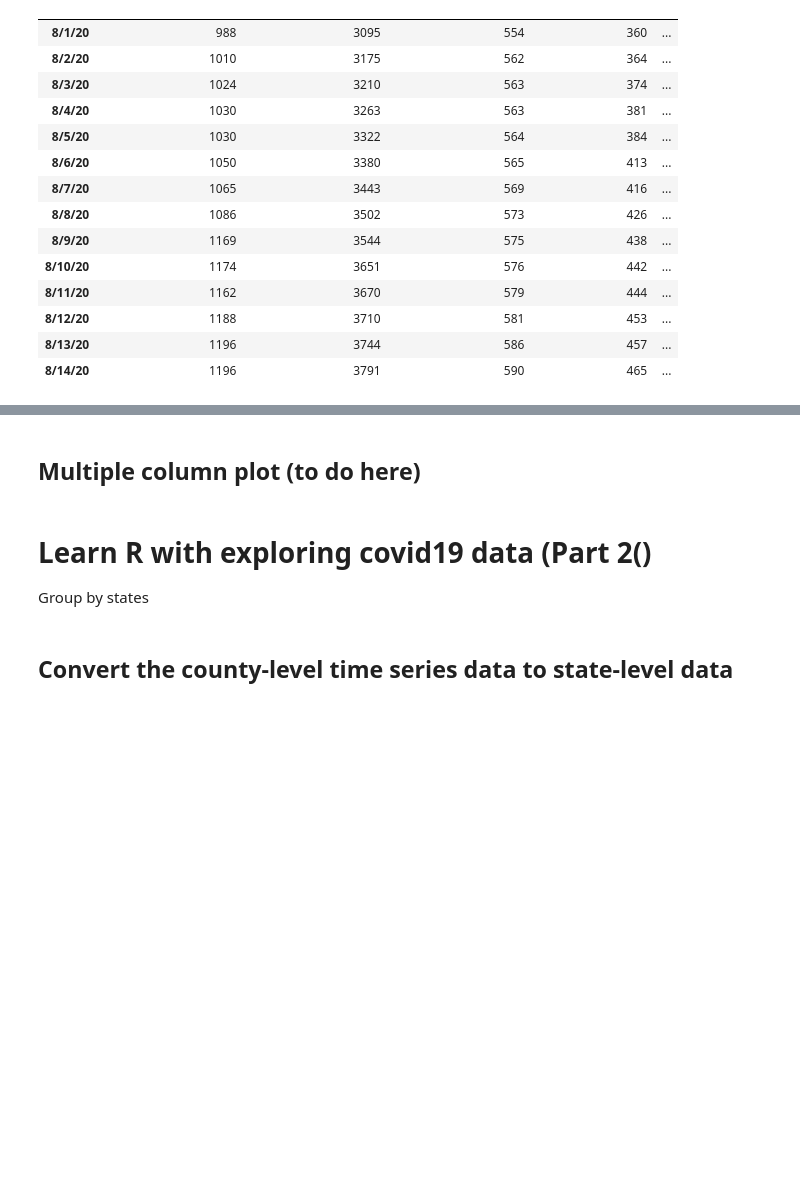
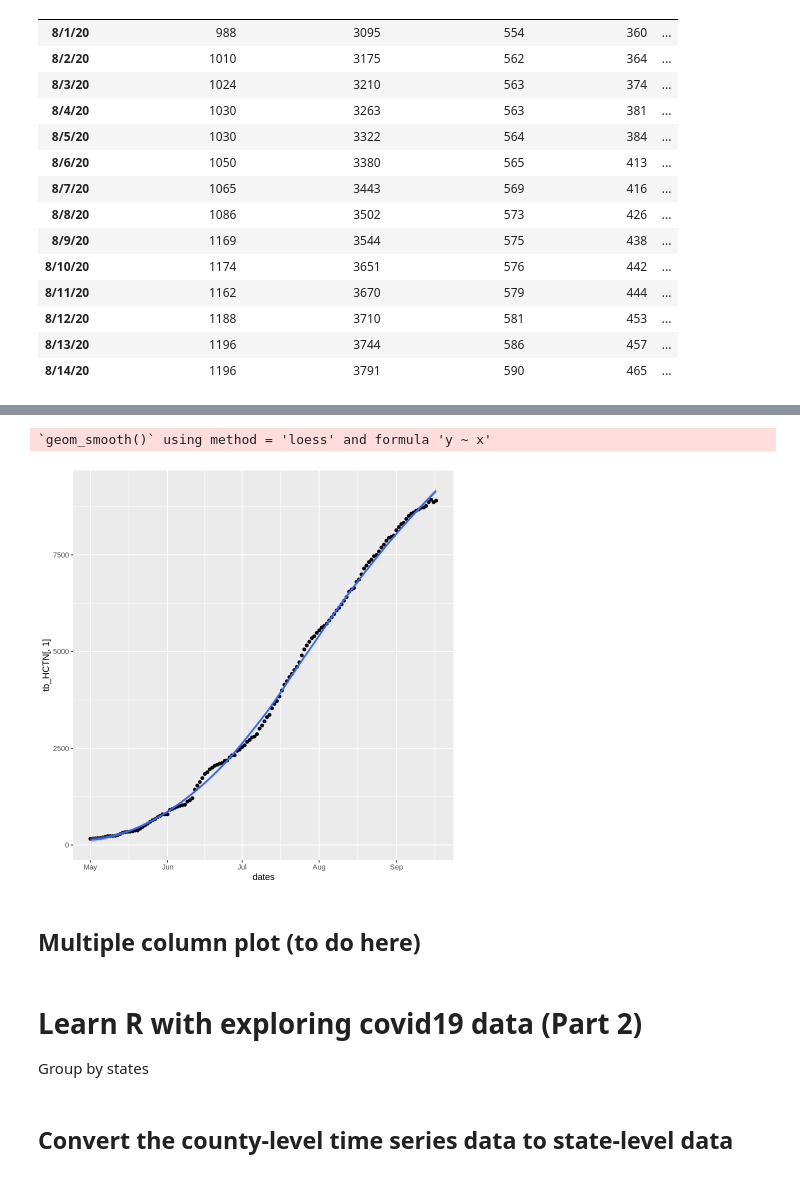
Before and after one commit to hongqin/Use-R-in-CoLab, a Jupyter notebook: R_analysis_of_Covid19_in_CoLab.ipynb, the cells around one changed output, grey strips where cells are left out. Cells and saved outputs as stored; diff of their text form; code cells hidden in the pictures; blank space fills up the shorter version.

```diff
--- a/R_analysis_of_Covid19_in_CoLab.ipynb
+++ b/R_analysis_of_Covid19_in_CoLab.ipynb
@@ -335,0 +377,6 @@ ggplot(tb_sub, aes( x = dates, y=tb_sub[,3])) + geom_line()
+# %%
+tb_HCTN <-  tb1 %>%
+  select ( c('Hamilton, Tennessee, US', 'dates')) %>%
+  filter( between(dates, mdy('5/1/20'), mdy('9/17/20')))
+
+head(tb_HCTN)
@@ -336,7 +393,12 @@ ggplot(tb_sub, aes( x = dates, y=tb_sub[,3])) + geom_line()
+# %%
+ggplot(tb_HCTN, aes( x = dates, y=tb_HCTN[,1])) + geom_point() + geom_smooth()
+# %% [output]
+`geom_smooth()` using method = 'loess' and formula 'y ~ x'
+[figure, added]
 # %% [markdown]
 ## Multiple column plot (to do here)
 # %% [markdown]
-# Learn R with exploring covid19 data (Part 2()
+# Learn R with exploring covid19 data (Part 2)
 
 Group by states
 # %% [markdown]
```
Also changed, not shown: parts of 34 cells of this notebook.
